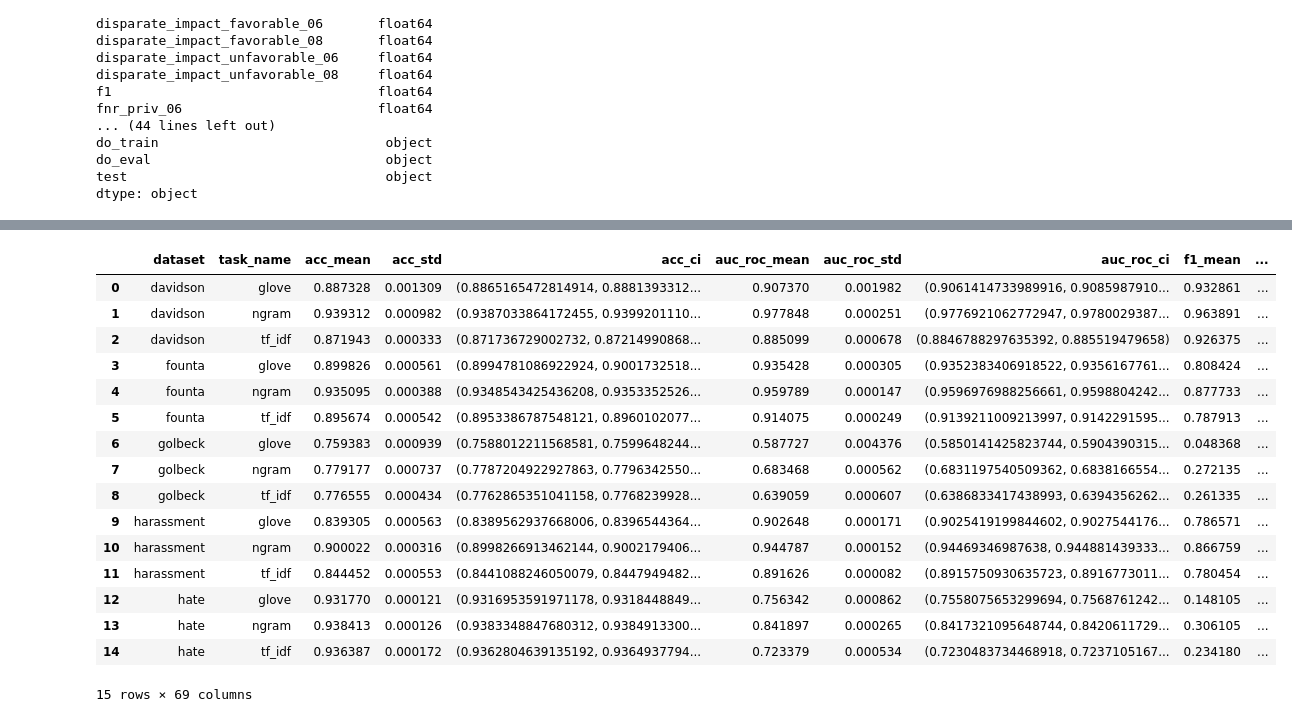
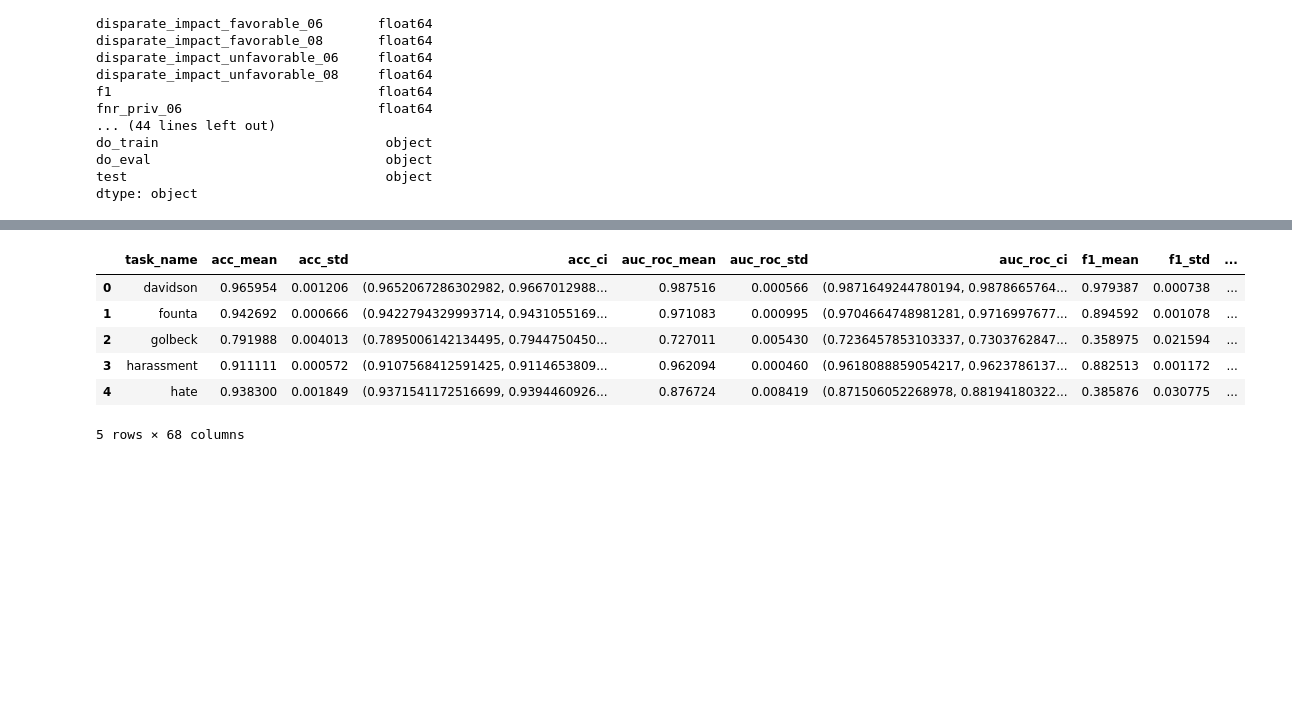
Before and after one commit to matanhalevy/DebiasingHateDetectionAAE, a Jupyter notebook: notebooks/gridsearch_results_expl.ipynb, the cells around one changed output, grey strips where cells are left out. Saved outputs shown, nothing was run; the diff lists cells and outputs as text; code cells hidden in the pictures; blank space fills up the shorter version.

```diff
--- a/notebooks/gridsearch_results_expl.ipynb
+++ b/notebooks/gridsearch_results_expl.ipynb
@@ -145,3 +145,10 @@ do_train                             object
 do_eval                              object
 test                                 object
 dtype: object
+# %%
+f = pd.read_csv(
+                    filepath_or_buffer=f'{root}bert_oc_results/founta_1/eval_results_0_test_founta.txt',
+                    delimiter='=',
+                    header=None,
+            )
+f
@@ -148,20 +173,25 @@ dtype: object
+# %%
+f.replace(' None', 0, inplace=True)
+f[1] = f[1].astype(float)
 # %%
 # seeds aggregate
 
 result_val = None
 result_test = None
-pattern_dev = 'eval_results_dev'
-pattern_test = 'eval_results_test'
-for subdir in os.listdir(f'{root}log_reg_results'):
-    for file in os.listdir(f'{root}log_reg_results/{subdir}/'):
+pattern_dev = 'eval_results_0_dev'
+pattern_test = 'eval_results_0_test'
+for subdir in os.listdir(f'{root}bert_oc_results'):
+    for file in os.listdir(f'{root}bert_oc_results/{subdir}/'):
         if re.match(pattern_dev, file):
+            # print(f'{root}bert_oc_results/{subdir}/{file}')
             f = pd.read_csv(
-                    filepath_or_buffer=f'{root}log_reg_results/{subdir}/{file}',
+                    filepath_or_buffer=f'{root}bert_oc_results/{subdir}/{file}',
                     delimiter='=',
                     header=None,
                 )
+            f.replace(' None', 0, inplace=True)
             f[1] = f[1].astype(float)
-            args = pd.read_json(f'{root}log_reg_results/{subdir}/args.json', typ='series', dtype=str)
+            args = pd.read_json(f'{root}bert_oc_results/{subdir}/args.json', typ='series', dtype=str)
             args = args.to_frame().reset_index().rename(columns={"index": 0, 0: 1})
             f = pd.concat([f, args], ignore_index=True)
             f.set_index(0, inplace=True)
@@ -171,13 +201,15 @@ for subdir in os.listdir(f'{root}log_reg_results'):
             else:
                 result_val = pd.concat([result_val, f], ignore_index=True, sort=False)
         elif re.match(pattern_test, file):
+            # print(f'{root}bert_oc_results/{subdir}/{file}')
             f = pd.read_csv(
-                    filepath_or_buffer=f'{root}log_reg_results/{subdir}/{file}',
+                    filepath_or_buffer=f'{root}bert_oc_results/{subdir}/{file}',
                     delimiter='=',
                     header=None,
             )
+            f.replace(' None', 0, inplace=True)
             f[1] = f[1].astype(float)
-            args = pd.read_json(f'{root}log_reg_results/{subdir}/args.json', typ='series', dtype=str)
+            args = pd.read_json(f'{root}bert_oc_results/{subdir}/args.json', typ='series', dtype=str)
             args = args.to_frame().reset_index().rename(columns={"index": 0, 0: 1})
             f = pd.concat([f, args], ignore_index=True)
             f.set_index(0, inplace=True)
@@ -235,5 +267,5 @@ result_val[['acc ', 'auc_roc ', 'disparate_impact_favorable_06 ',
        'recall ', 'unpriv_n_06 ', 'unpriv_n_08 ', 'unpriv_ratio_favorable_06 ',
        'unpriv_ratio_favorable_08 ', 'unpriv_ratio_unfavorable_06 ',
        'unpriv_ratio_unfavorable_08 ', 'unpriv_total_06 ', 'unpriv_total_08 ',]].astype(float)
-result_val.to_csv(f'{root}/log_reg_stats/val_results_raw.csv', index=False)
-result_test.to_csv(f'{root}/log_reg_stats/test_results_raw.csv', index=False)
+result_val.to_csv(f'{root}/bert_expl_stats/oc_val_results_raw.csv', index=False)
+result_test.to_csv(f'{root}/bert_expl_stats/oc_test_results_raw.csv', index=False)
@@ -408,5 +455,5 @@ temp_dev
 # %%
-temp_test = result_test.groupby(['dataset', 'task_name']).agg(
+temp_test = result_test.groupby(['task_name']).agg(
     acc_mean=('acc ', 'mean'),
     acc_std=('acc ', 'std'),
     acc_ci=('acc ', ci_sample),
@@ -449,51 +496,41 @@ temp_test = result_test.groupby(['dataset', 'task_name']).agg(
     fnr_unpriv_06_mean=('fnr_unpriv_06 ', np.mean),
     fnr_unpriv_06_std=('fnr_unpriv_06 ', np.std),
     fnr_unpriv_06_ci=('fnr_unpriv_06 ', ci_sample),
     fnr_unpriv_08_mean=('fnr_unpriv_08 ', np.mean),
     fnr_unpriv_08_std=('fnr_unpriv_08 ', np.std),
     fnr_unpriv_08_ci=('fnr_unpriv_08 ', ci_sample),
     fpr_priv_06_mean=('fpr_priv_06 ', np.mean),
     fpr_priv_06_std=('fpr_priv_06 ', np.std),
     fpr_priv_06_ci=('fpr_priv_06 ', ci_sample),
     fpr_priv_08_mean=('fpr_priv_08 ', np.mean),
     fpr_priv_08_std=('fpr_priv_08 ', np.std),
     fpr_priv_08_ci=('fpr_priv_08 ', ci_sample),
     fpr_total_06_mean=('fpr_total_06 ', np.mean),
     fpr_total_06_std=('fpr_total_06 ', np.std),
     fpr_total_06_ci=('fpr_total_06 ', ci_sample),
     fpr_total_08_mean=('fpr_total_08 ', np.mean),
     fpr_total_08_std=('fpr_total_08 ', np.std),
     fpr_total_08_ci=('fpr_total_08 ', ci_sample),
     fpr_unpriv_06_mean=('fpr_unpriv_06 ', np.mean),
     fpr_unpriv_06_std=('fpr_unpriv_06 ', np.std),
     fpr_unpriv_06_ci=('fpr_unpriv_06 ', ci_sample),
     fpr_unpriv_08_mean=('fpr_unpriv_08 ', np.mean),
     fpr_unpriv_08_std=('fpr_unpriv_08 ', np.std),
     fpr_unpriv_08_ci=('fpr_unpriv_08 ', ci_sample),
     priv_n_06=('priv_n_06 ', np.median),
     priv_n_08=('priv_n_08 ', np.median),
     unpriv_n_06=('unpriv_n_06 ', np.median),
     unpriv_n_08=('unpriv_n_08 ', np.median),
-).reset_index().sort_values(by=['dataset', 'task_name'])
-temp_test.to_csv(f'{root}/log_reg_stats/test_agg_seed_results.csv', index=False)
+).reset_index().sort_values(by=['task_name'])
+temp_test.to_csv(f'{root}/bert_expl_stats/bert_oc_test_agg_seed_results.csv', index=False)
 temp_test
 # %% [output]
-|  | dataset | task_name | acc_mean | acc_std | acc_ci | auc_roc_mean | auc_roc_std | auc_roc_ci | f1_mean | ... |
-| 0 | davidson | glove | 0.887328 | 0.001309 | (0.8865165472814914, 0.8881393312... | 0.907370 | 0.001982 | (0.9061414733989916, 0.9085987910... | 0.932861 | ... |
-| 1 | davidson | ngram | 0.939312 | 0.000982 | (0.9387033864172455, 0.9399201110... | 0.977848 | 0.000251 | (0.9776921062772947, 0.9780029387... | 0.963891 | ... |
-| 2 | davidson | tf_idf | 0.871943 | 0.000333 | (0.871736729002732, 0.87214990868... | 0.885099 | 0.000678 | (0.8846788297635392, 0.885519479658) | 0.926375 | ... |
-| 3 | founta | glove | 0.899826 | 0.000561 | (0.8994781086922924, 0.9001732518... | 0.935428 | 0.000305 | (0.9352383406918522, 0.9356167761... | 0.808424 | ... |
-| 4 | founta | ngram | 0.935095 | 0.000388 | (0.9348543425436208, 0.9353352526... | 0.959789 | 0.000147 | (0.9596976988256661, 0.9598804242... | 0.877733 | ... |
-| 5 | founta | tf_idf | 0.895674 | 0.000542 | (0.8953386787548121, 0.8960102077... | 0.914075 | 0.000249 | (0.9139211009213997, 0.9142291595... | 0.787913 | ... |
-| 6 | golbeck | glove | 0.759383 | 0.000939 | (0.7588012211568581, 0.7599648244... | 0.587727 | 0.004376 | (0.5850141425823744, 0.5904390315... | 0.048368 | ... |
-| 7 | golbeck | ngram | 0.779177 | 0.000737 | (0.7787204922927863, 0.7796342550... | 0.683468 | 0.000562 | (0.6831197540509362, 0.6838166554... | 0.272135 | ... |
-| 8 | golbeck | tf_idf | 0.776555 | 0.000434 | (0.7762865351041158, 0.7768239928... | 0.639059 | 0.000607 | (0.6386833417438993, 0.6394356262... | 0.261335 | ... |
-| 9 | harassment | glove | 0.839305 | 0.000563 | (0.8389562937668006, 0.8396544364... | 0.902648 | 0.000171 | (0.9025419199844602, 0.9027544176... | 0.786571 | ... |
-| 10 | harassment | ngram | 0.900022 | 0.000316 | (0.8998266913462144, 0.9002179406... | 0.944787 | 0.000152 | (0.94469346987638, 0.944881439333... | 0.866759 | ... |
-| 11 | harassment | tf_idf | 0.844452 | 0.000553 | (0.8441088246050079, 0.8447949482... | 0.891626 | 0.000082 | (0.8915750930635723, 0.8916773011... | 0.780454 | ... |
-| 12 | hate | glove | 0.931770 | 0.000121 | (0.9316953591971178, 0.9318448849... | 0.756342 | 0.000862 | (0.7558075653299694, 0.7568761242... | 0.148105 | ... |
-| 13 | hate | ngram | 0.938413 | 0.000126 | (0.9383348847680312, 0.9384913300... | 0.841897 | 0.000265 | (0.8417321095648744, 0.8420611729... | 0.306105 | ... |
-| 14 | hate | tf_idf | 0.936387 | 0.000172 | (0.9362804639135192, 0.9364937794... | 0.723379 | 0.000534 | (0.7230483734468918, 0.7237105167... | 0.234180 | ... |
+|  | task_name | acc_mean | acc_std | acc_ci | auc_roc_mean | auc_roc_std | auc_roc_ci | f1_mean | f1_std | ... |
+| 0 | davidson | 0.965954 | 0.001206 | (0.9652067286302982, 0.9667012988... | 0.987516 | 0.000566 | (0.9871649244780194, 0.9878665764... | 0.979387 | 0.000738 | ... |
+| 1 | founta | 0.942692 | 0.000666 | (0.9422794329993714, 0.9431055169... | 0.971083 | 0.000995 | (0.9704664748981281, 0.9716997677... | 0.894592 | 0.001078 | ... |
+| 2 | golbeck | 0.791988 | 0.004013 | (0.7895006142134495, 0.7944750450... | 0.727011 | 0.005430 | (0.7236457853103337, 0.7303762847... | 0.358975 | 0.021594 | ... |
+| 3 | harassment | 0.911111 | 0.000572 | (0.9107568412591425, 0.9114653809... | 0.962094 | 0.000460 | (0.9618088859054217, 0.9623786137... | 0.882513 | 0.001172 | ... |
+| 4 | hate | 0.938300 | 0.001849 | (0.9371541172516699, 0.9394460926... | 0.876724 | 0.008419 | (0.871506052268978, 0.88194180322... | 0.385876 | 0.030775 | ... |
-15 rows × 69 columns
+5 rows × 68 columns
 # %%
 temp.to_csv('../data/contextualize_results/stats_on_tasks.csv', index=False)
```
Also changed, not shown: parts of 10 cells of this notebook, 11 other files.
